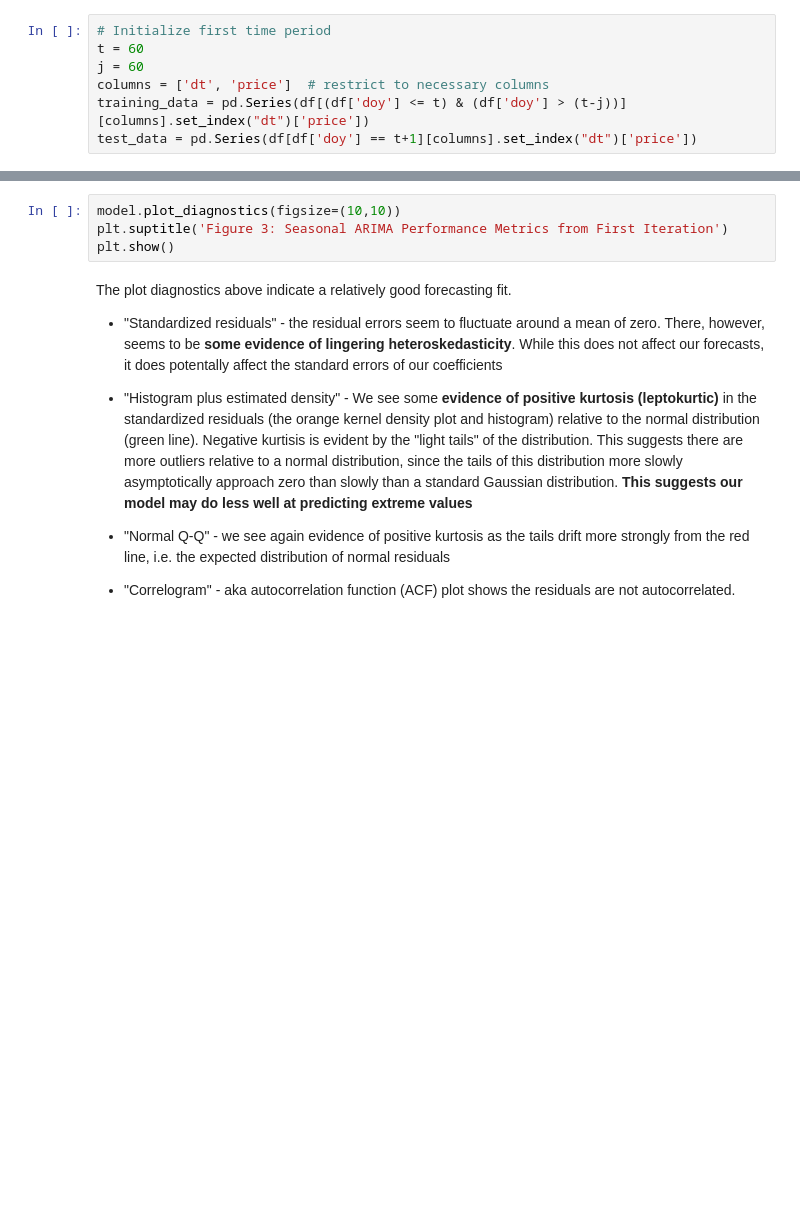
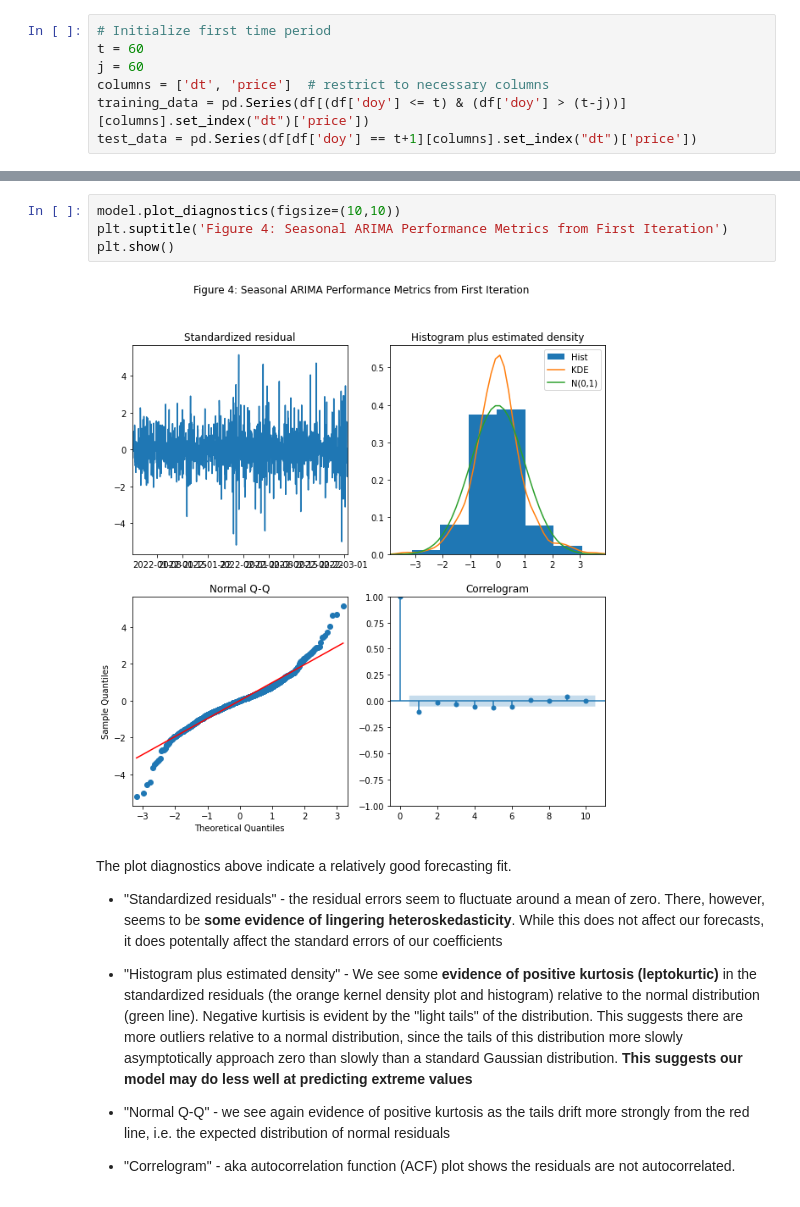
Before and after one commit to kingjosephm/Timeseries-forecasting, a Jupyter notebook: Part1.ipynb, the cells around one changed output, grey strips where cells are left out. Saved outputs shown, nothing was run; the diff lists cells and outputs as text; blank space fills up the shorter version.

```diff
--- a/Part1.ipynb
+++ b/Part1.ipynb
@@ -358,7 +440,9 @@ print(model.summary())
 # %%
 model.plot_diagnostics(figsize=(10,10))
-plt.suptitle('Figure 3: Seasonal ARIMA Performance Metrics from First Iteration')
+plt.suptitle('Figure 4: Seasonal ARIMA Performance Metrics from First Iteration')
 plt.show()
+# %% [output]
+[figure, added]
 # %% [markdown]
 The plot diagnostics above indicate a relatively good forecasting fit.
 
```
Also changed, not shown: parts of 23 cells of this notebook.
